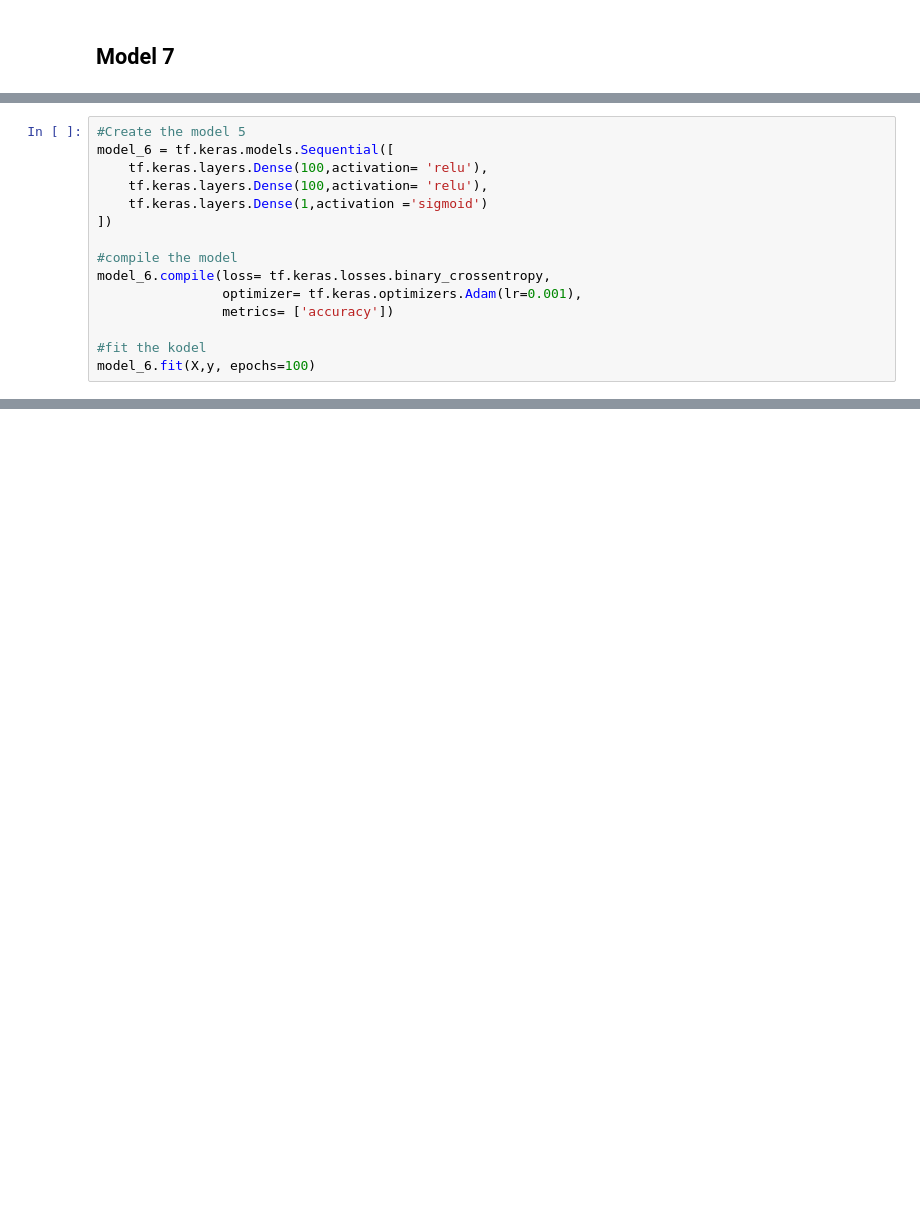
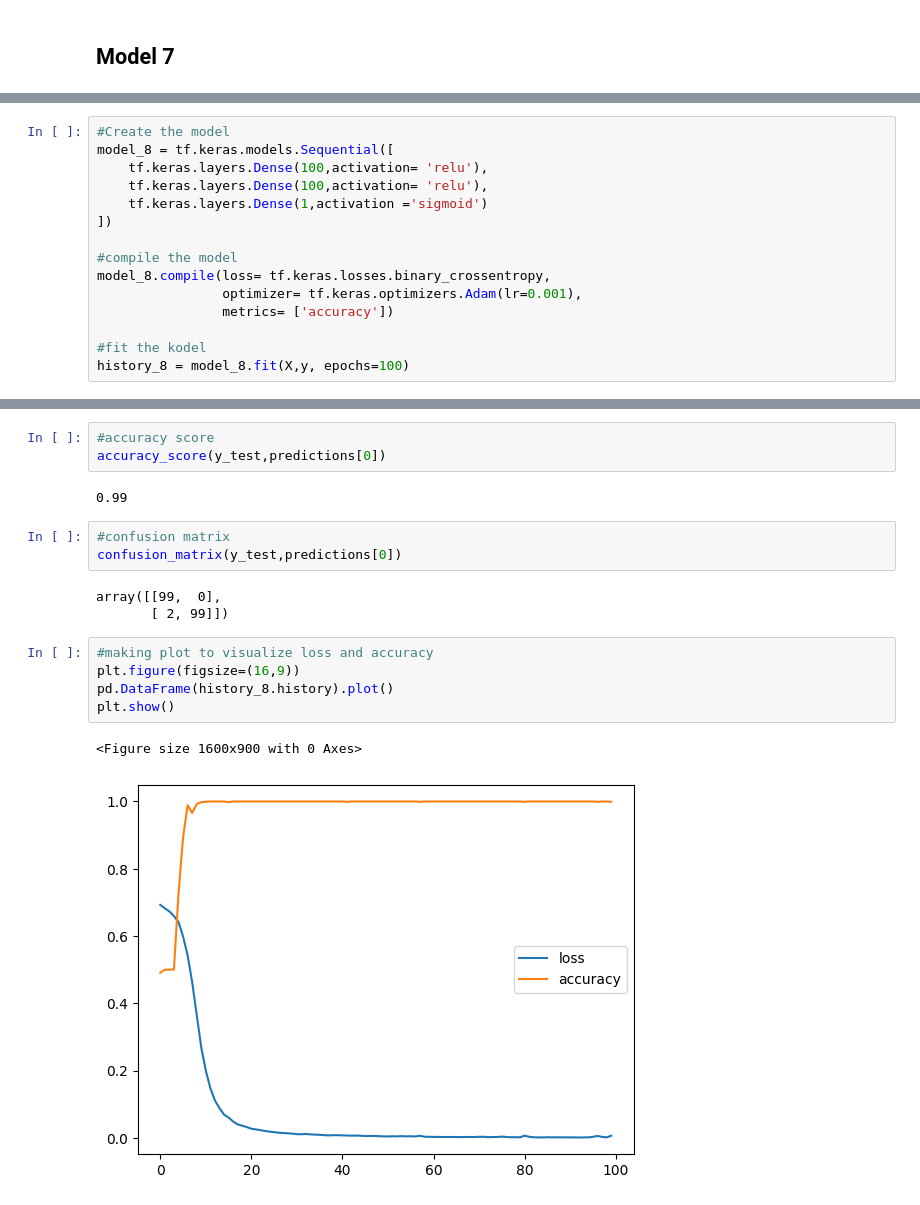
Before and after one commit to hasanzeynal/TensorFlow-Developer-Certificate, a Jupyter notebook: 02_Neural_Network_Classification_in_TensorFlow/neural_network_classification_in_tensorflow.ipynb, the cells around one changed output, grey strips where cells are left out. Drawn from its saved outputs; the diff is of its cells as text; blank space fills up the shorter version.

```diff
--- a/02_Neural_Network_Classification_in_TensorFlow/neural_network_classification_in_tensorflow.ipynb
+++ b/02_Neural_Network_Classification_in_TensorFlow/neural_network_classification_in_tensorflow.ipynb
@@ -405,15 +359,0 @@ ValueError: ignored
-# %%
-#Create the model 5
-model_6 = tf.keras.models.Sequential([
-    tf.keras.layers.Dense(100,activation= 'relu'),
-    tf.keras.layers.Dense(100,activation= 'relu'),
-    tf.keras.layers.Dense(1,activation ='sigmoid')
-])
-
-#compile the model
-model_6.compile(loss= tf.keras.losses.binary_crossentropy,
-                optimizer= tf.keras.optimizers.Adam(lr=0.001),
-                metrics= ['accuracy'])
-
-#fit the kodel
-model_6.fit(X,y, epochs=100)
@@ -467,0 +406,15 @@ sdkjqabcdn.x;askdjcn
+# %%
+#Create the model
+model_8 = tf.keras.models.Sequential([
+    tf.keras.layers.Dense(100,activation= 'relu'),
+    tf.keras.layers.Dense(100,activation= 'relu'),
+    tf.keras.layers.Dense(1,activation ='sigmoid')
+])
+
+#compile the model
+model_8.compile(loss= tf.keras.losses.binary_crossentropy,
+                optimizer= tf.keras.optimizers.Adam(lr=0.001),
+                metrics= ['accuracy'])
+
+#fit the kodel
+history_8 = model_8.fit(X,y, epochs=100)
@@ -467,0 +479,19 @@ sdkjqabcdn.x;askdjcn
+# %%
+#accuracy score
+accuracy_score(y_test,predictions[0])
+# %% [output]
+0.99
+# %%
+#confusion matrix
+confusion_matrix(y_test,predictions[0])
+# %% [output]
+array([[99,  0],
+       [ 2, 99]])
+# %%
+#making plot to visualize loss and accuracy
+plt.figure(figsize=(16,9))
+pd.DataFrame(history_8.history).plot()
+plt.show()
+# %% [output]
+<Figure size 1600x900 with 0 Axes>
+[figure, added]
```
Also changed, not shown: parts of 75 cells of this notebook.
